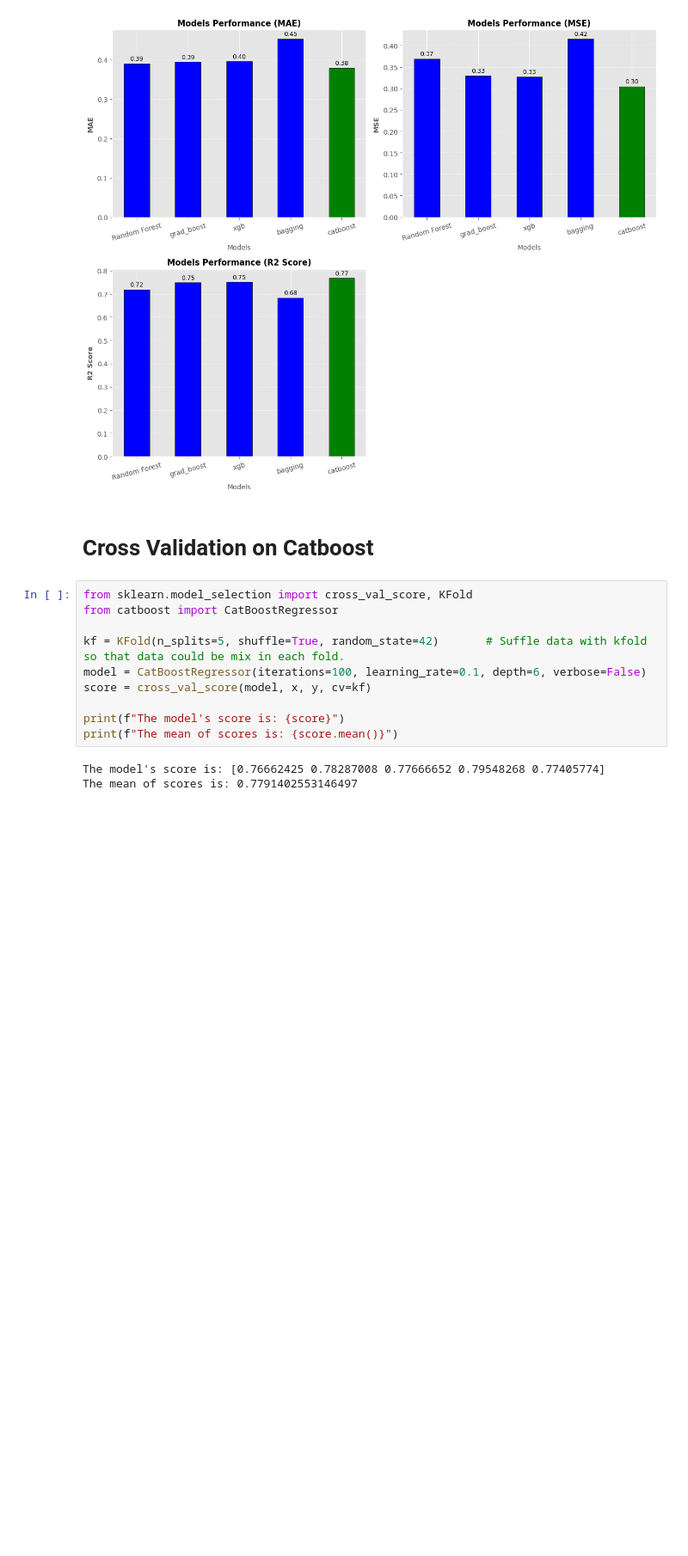
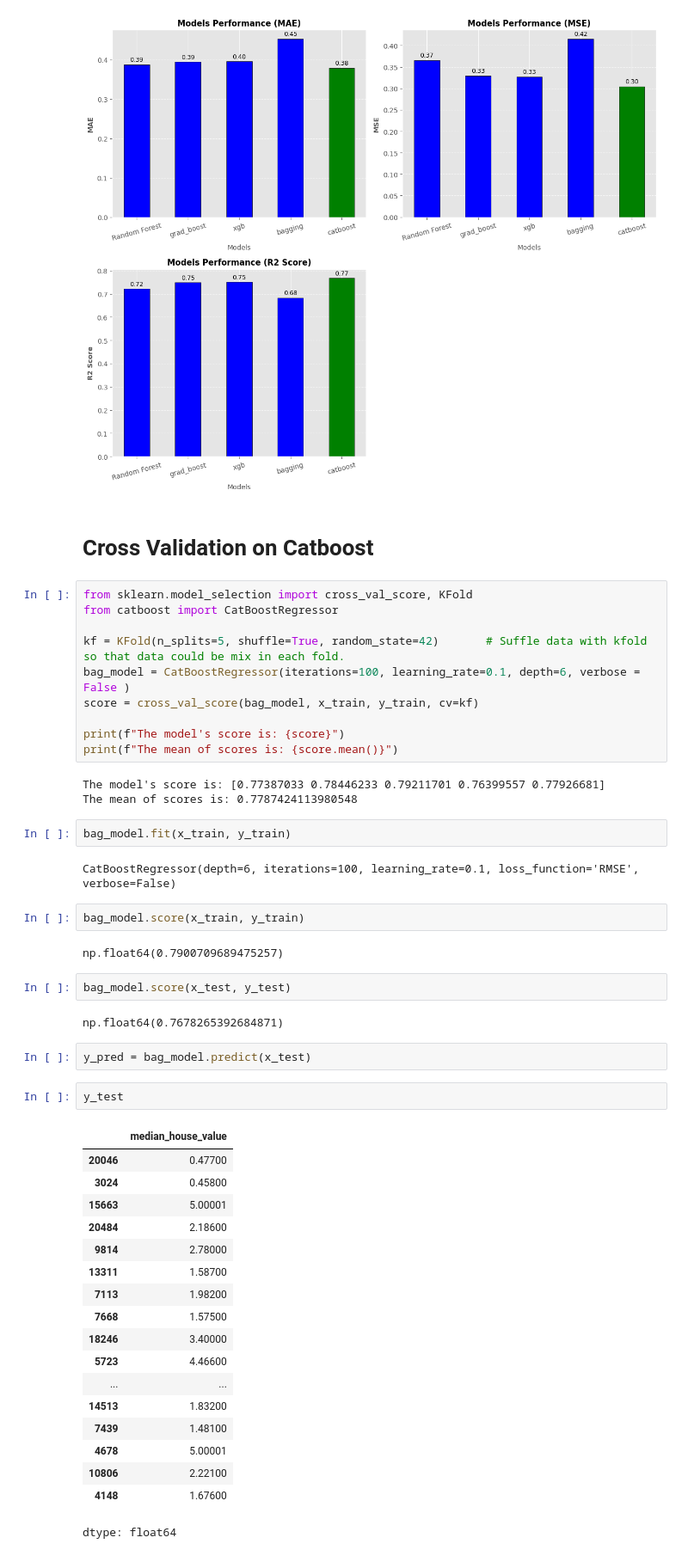
Before and after one commit to Ashwanisharma3536/California-Housing, a Jupyter notebook: California_Housing.ipynb, the cells around one changed output. Shown at 86% size. Cells and saved outputs as stored; diff of their text form; blank space fills up the shorter version.

```diff
--- a/California_Housing.ipynb
+++ b/California_Housing.ipynb
@@ -513,11 +518,46 @@ from sklearn.model_selection import cross_val_score, KFold
 from catboost import CatBoostRegressor
 
 kf = KFold(n_splits=5, shuffle=True, random_state=42)       # Suffle data with kfold so that data could be mix in each fold.
-model = CatBoostRegressor(iterations=100, learning_rate=0.1, depth=6, verbose=False)
-score = cross_val_score(model, x, y, cv=kf)
+bag_model = CatBoostRegressor(iterations=100, learning_rate=0.1, depth=6, verbose = False )
+score = cross_val_score(bag_model, x_train, y_train, cv=kf)
 
 print(f"The model's score is: {score}")
 print(f"The mean of scores is: {score.mean()}")
 # %% [output]
-The model's score is: [0.76662425 0.78287008 0.77666652 0.79548268 0.77405774]
-The mean of scores is: 0.7791402553146497
+The model's score is: [0.77387033 0.78446233 0.79211701 0.76399557 0.77926681]
+The mean of scores is: 0.7787424113980548
+# %%
+bag_model.fit(x_train, y_train)
+# %% [output]
+CatBoostRegressor(depth=6, iterations=100, learning_rate=0.1, loss_function='RMSE', verbose=False)
+# %%
+bag_model.score(x_train, y_train)
+# %% [output]
+np.float64(0.7900709689475257)
+# %%
+bag_model.score(x_test, y_test)
+# %% [output]
+np.float64(0.7678265392684871)
+# %%
+y_pred = bag_model.predict(x_test)
+# %%
+y_test
+# %% [output]
+|  | median_house_value |
+| 20046 | 0.47700 |
+| 3024 | 0.45800 |
+| 15663 | 5.00001 |
+| 20484 | 2.18600 |
+| 9814 | 2.78000 |
+| 13311 | 1.58700 |
+| 7113 | 1.98200 |
+| 7668 | 1.57500 |
+| 18246 | 3.40000 |
+| 5723 | 4.46600 |
+| ... | ... |
+| 14513 | 1.83200 |
+| 7439 | 1.48100 |
+| 4678 | 5.00001 |
+| 10806 | 2.22100 |
+| 4148 | 1.67600 |
+dtype: float64
```
Also changed, not shown: parts of 20 cells of this notebook.
